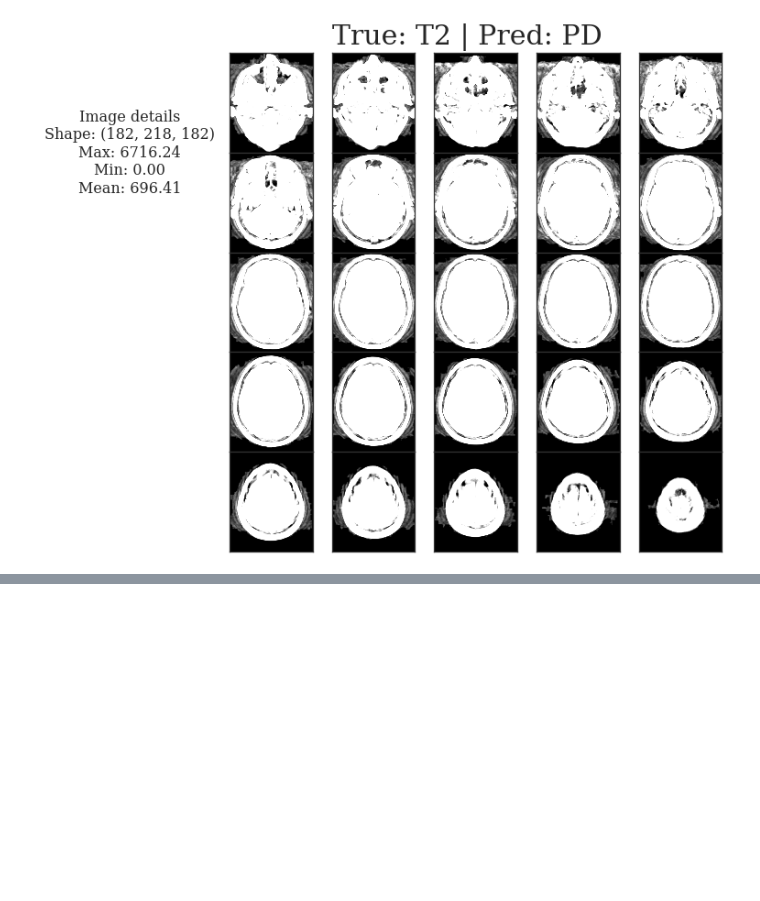
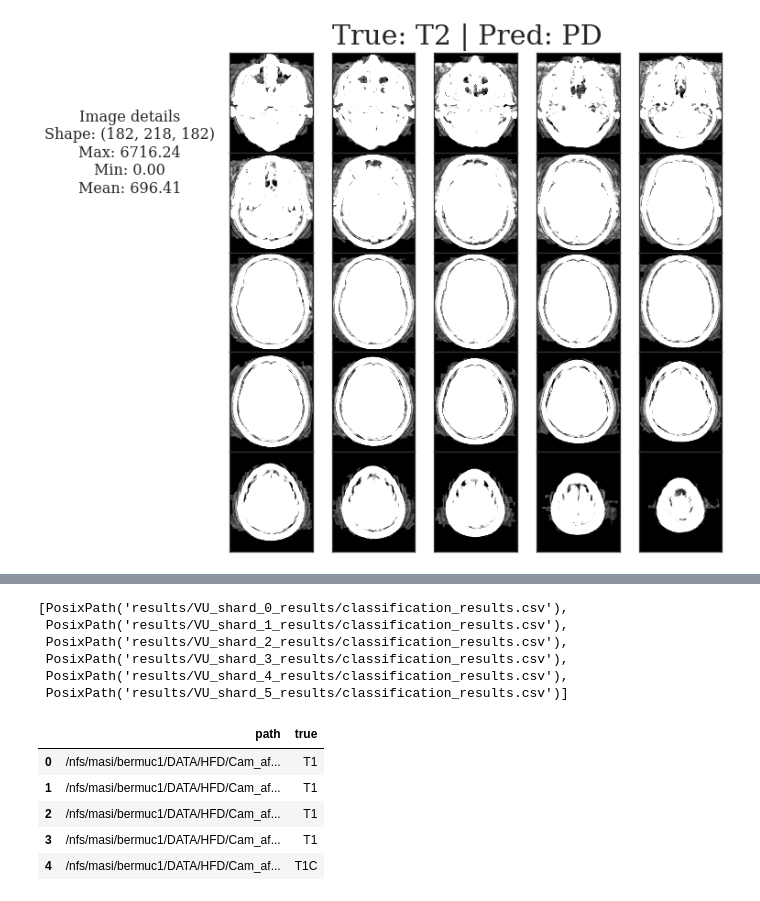
Before and after one commit to sremedios/phinet, a Jupyter notebook: analysis.ipynb, the cells around one changed output, grey strips where cells are left out. Cells and saved outputs as stored; diff of their text form; code cells hidden in the pictures; blank space fills up the shorter version.

```diff
--- a/analysis.ipynb
+++ b/analysis.ipynb
@@ -426,0 +439,9 @@ results/phinet_denoised_approxdef/figures/errors/T2/annotated_montage_ADNI_007_S
+# %%
+shard_results
+# %% [output]
+[PosixPath('results/VU_shard_0_results/classification_results.csv'),
+ PosixPath('results/VU_shard_1_results/classification_results.csv'),
+ PosixPath('results/VU_shard_2_results/classification_results.csv'),
+ PosixPath('results/VU_shard_3_results/classification_results.csv'),
+ PosixPath('results/VU_shard_4_results/classification_results.csv'),
+ PosixPath('results/VU_shard_5_results/classification_results.csv')]
@@ -426,0 +456,26 @@ results/phinet_denoised_approxdef/figures/errors/T2/annotated_montage_ADNI_007_S
+# %%
+aha_T1_true = Path("/nfs/masi/bermuc1/AHA_RD/ImageVU/imaging_matched_age_sex_res_con_hfpef.csv")
+aha_FL_true = Path("/nfs/masi/bermuc1/AHA_RD/FLAIR/imaging_demographics_flair_sam.csv")
+mchugo_T1_true = [
+    Path("/fs4/masi/bermuc1/SLANT_dual/Group1_contrast.csv"),
+    Path("/fs4/masi/bermuc1/SLANT_dual/Group2_contrast.csv"),
+    Path("/fs4/masi/bermuc1/SLANT_dual/Group3_contrast.csv"),
+]
+truth_lists = [
+    aha_T1_true,
+    aha_FL_true,
+    mchugo_T1_true,
+]
+# %%
+aha_T1_df = pd.read_csv(aha_T1_true)[['id', 'Contrast']]
+aha_T1_df.columns = ['path', 'true']
+get_class = lambda row: 'T1' if row['true'] == 0 else 'T1C'
+aha_T1_df['true'] = aha_T1_df.apply(get_class, axis=1)
+aha_T1_df.head()
+# %% [output]
+|  | path | true |
+| 0 | /nfs/masi/bermuc1/DATA/HFD/Cam_af... | T1 |
+| 1 | /nfs/masi/bermuc1/DATA/HFD/Cam_af... | T1 |
+| 2 | /nfs/masi/bermuc1/DATA/HFD/Cam_af... | T1 |
+| 3 | /nfs/masi/bermuc1/DATA/HFD/Cam_af... | T1 |
+| 4 | /nfs/masi/bermuc1/DATA/HFD/Cam_af... | T1C |
```
Also changed, not shown: parts of 20 cells of this notebook.
